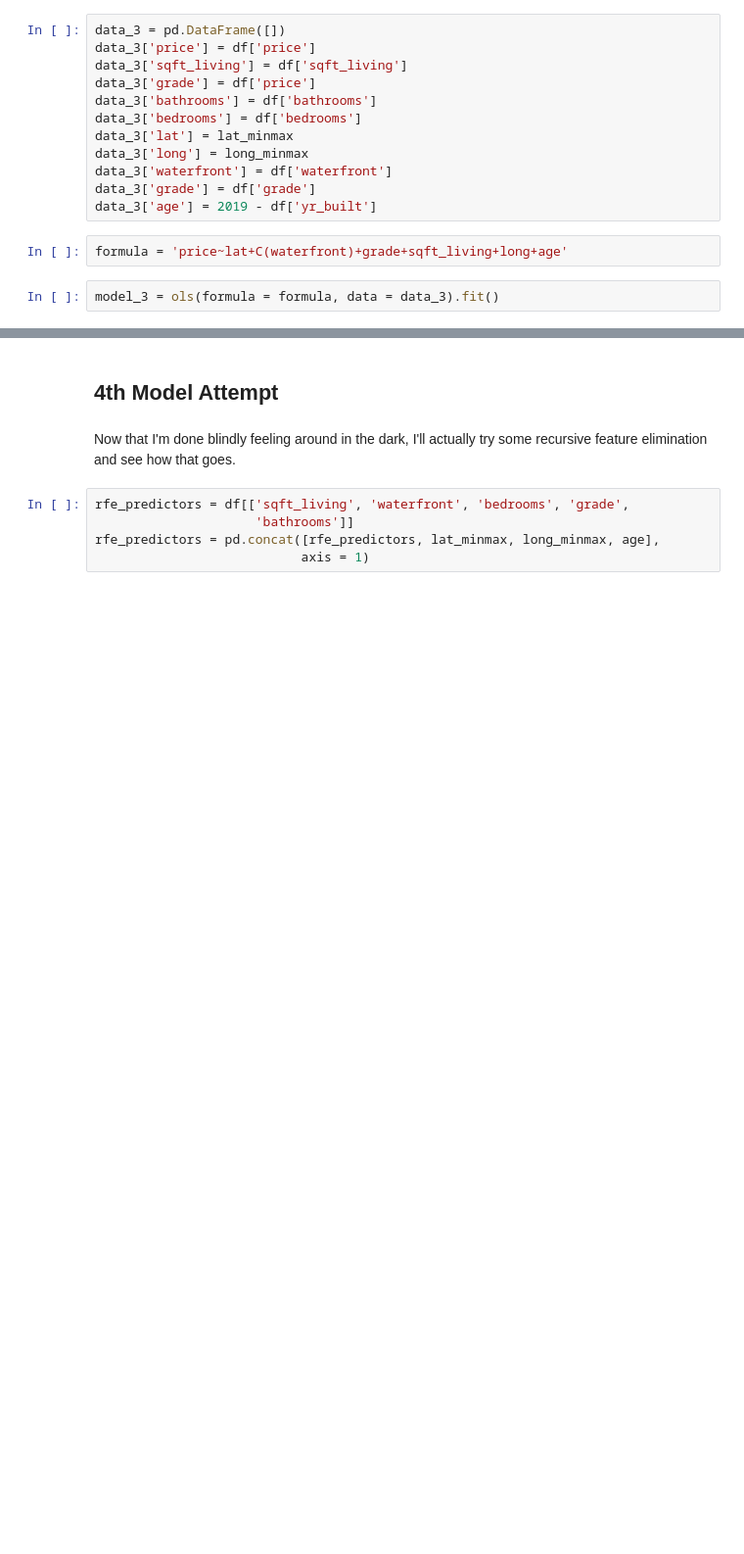
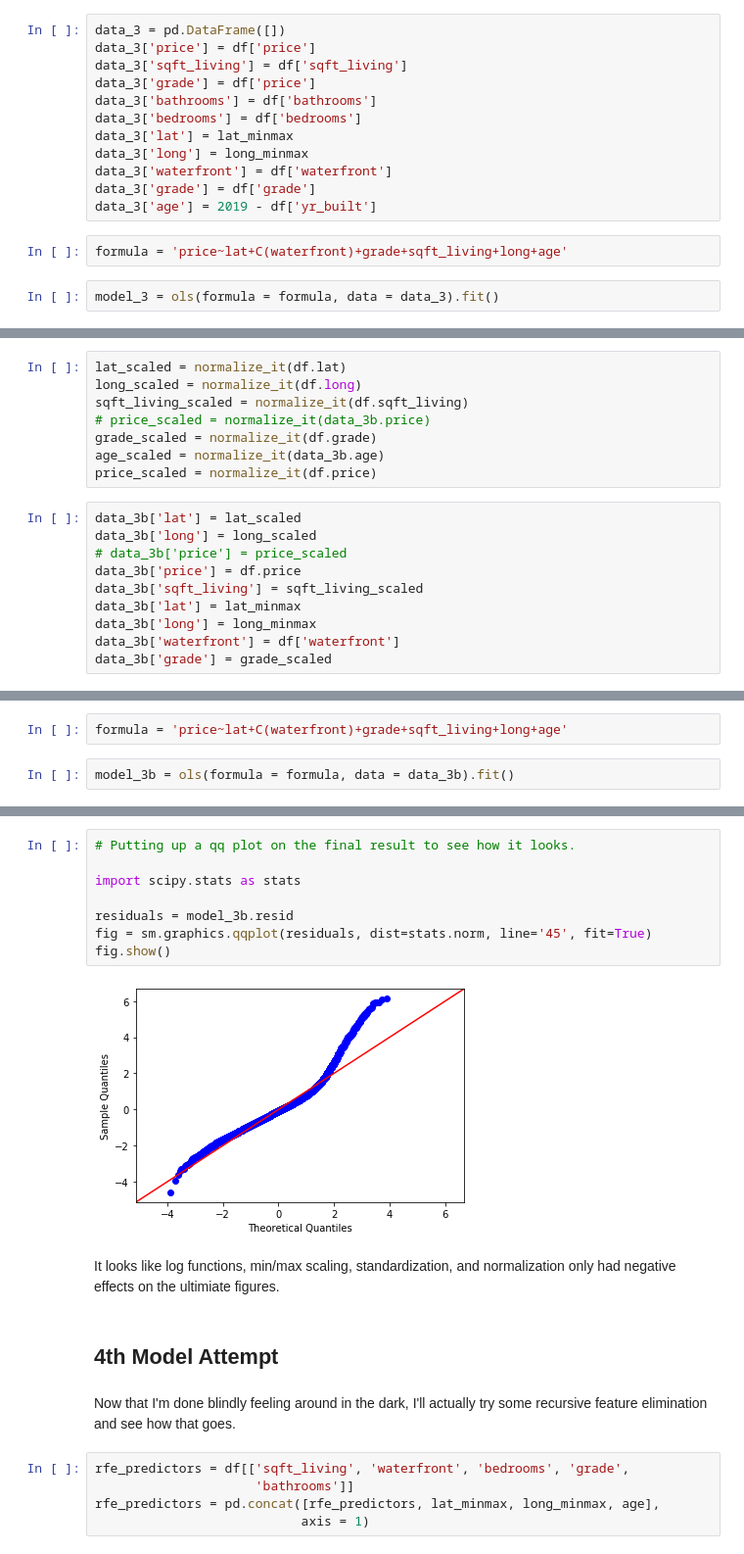
Before and after one commit to terryollila/dsc-v2-mod1-final-project-online-ds-ft-100719, a Jupyter notebook: student.ipynb, the cells around one changed output, grey strips where cells are left out. Shown at 98% size. Saved outputs shown, nothing was run; the diff lists cells and outputs as text; blank space fills up the shorter version.

```diff
--- a/student.ipynb
+++ b/student.ipynb
@@ -1146,0 +1144,18 @@ following features:
+# %%
+lat_scaled = normalize_it(df.lat)
+long_scaled = normalize_it(df.long)
+sqft_living_scaled = normalize_it(df.sqft_living)
+# price_scaled = normalize_it(data_3b.price)
+grade_scaled = normalize_it(df.grade)
+age_scaled = normalize_it(data_3b.age)
+price_scaled = normalize_it(df.price)
+# %%
+data_3b['lat'] = lat_scaled
+data_3b['long'] = long_scaled
+# data_3b['price'] = price_scaled
+data_3b['price'] = df.price
+data_3b['sqft_living'] = sqft_living_scaled
+data_3b['lat'] = lat_minmax
+data_3b['long'] = long_minmax
+data_3b['waterfront'] = df['waterfront']
+data_3b['grade'] = grade_scaled
@@ -1146,0 +1171,4 @@ following features:
+# %%
+formula = 'price~lat+C(waterfront)+grade+sqft_living+long+age'
+# %%
+model_3b = ols(formula = formula, data = data_3b).fit()
@@ -1147,3 +1202,15 @@ following features:
+# %%
+# Putting up a qq plot on the final result to see how it looks.
+
+import scipy.stats as stats
+
+residuals = model_3b.resid
+fig = sm.graphics.qqplot(residuals, dist=stats.norm, line='45', fit=True)
+fig.show()
+# %% [output]
+[figure, added]
+# %% [markdown]
+It looks like log functions, min/max scaling, standardization, and normalization only had negative effects on the ultimiate figures.
 # %% [markdown]
 ## 4th Model Attempt
 # %% [markdown]
```
Also changed, not shown: parts of 36 cells of this notebook, 1 other file.
